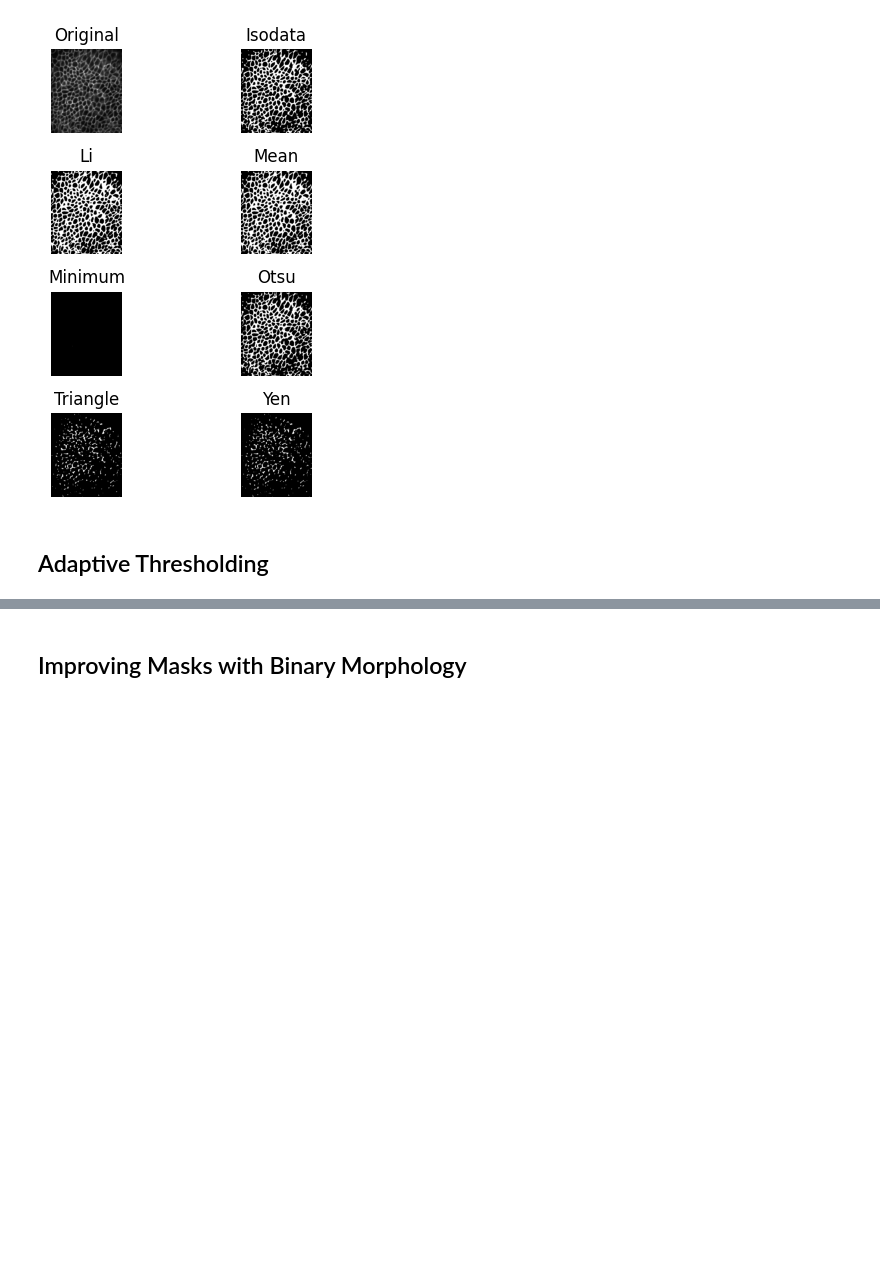
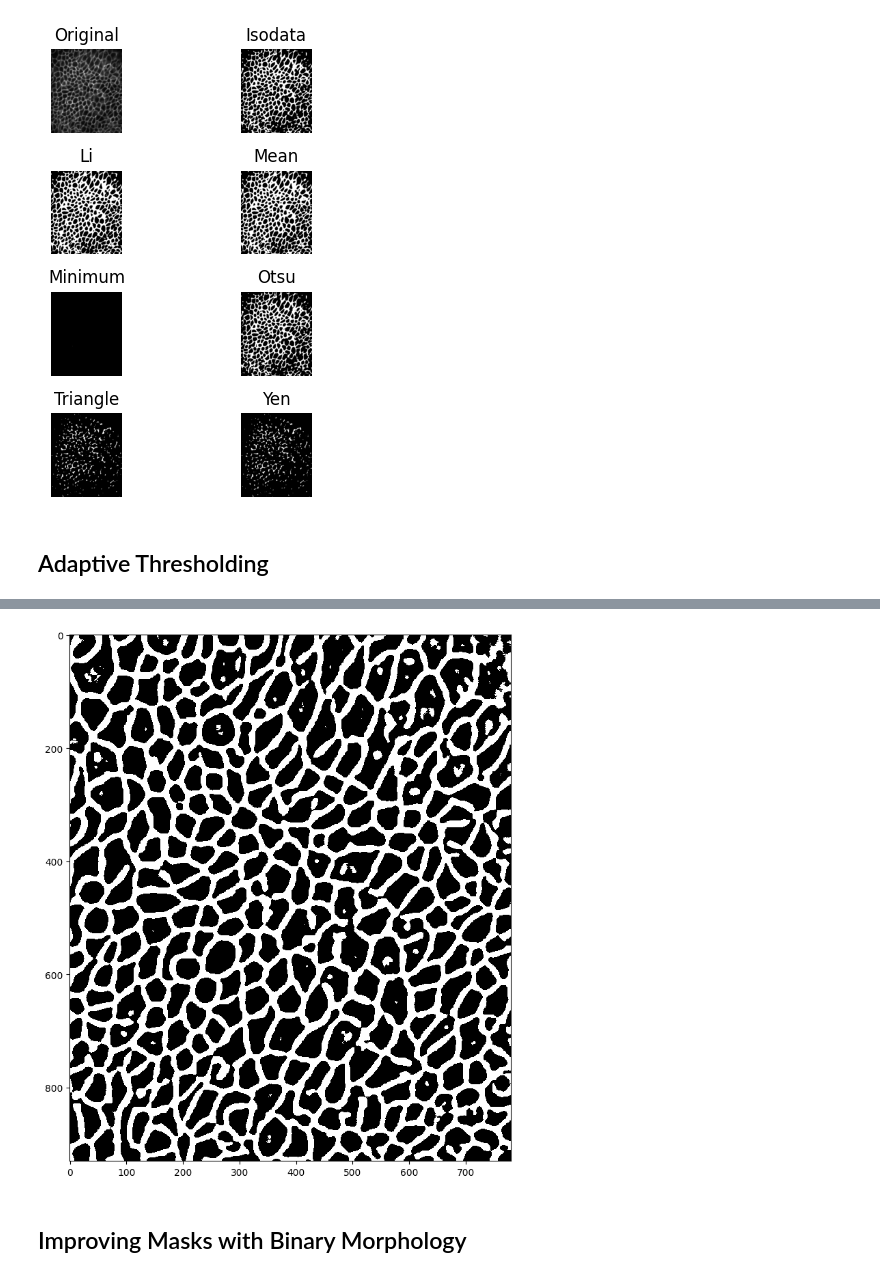
Before and after one commit to aaron10l/python-bioimage-analysis-tutorial, a Jupyter notebook: image_analysis_tutorial.ipynb, the cells around one changed output, grey strips where cells are left out. Saved outputs shown, nothing was run; the diff lists cells and outputs as text; code cells hidden in the pictures; blank space fills up the shorter version.

```diff
--- a/image_analysis_tutorial.ipynb
+++ b/image_analysis_tutorial.ipynb
@@ -588,14 +606,20 @@ struct = (np.mgrid[:i,:i][0] - np.floor(i/2))**2 + (np.mgrid[:i,:i][1] - np.floo
 #      using a relational expression
 
 ### YOUR CODE HERE!
+adaptive_img = filtered_img > background
 # %%
 # (v) Visualize and understand the output.
 
 ### YOUR CODE HERE!
+plt.figure(figsize=(10,10))
+plt.imshow(adaptive_img, interpolation='none', cmap='gray')
+plt.show()
 
 # What do you observe?
 # Are you happy with this result as a membrane segmentation?
 # Adapt the size of the circular SE to optimize the result!
+# %% [output]
+[figure, added]
 # %% [markdown]
 ## Improving Masks with Binary Morphology <a id=morpho></a>
 # %% [markdown]
```
Also changed, not shown: parts of 4 cells of this notebook.
